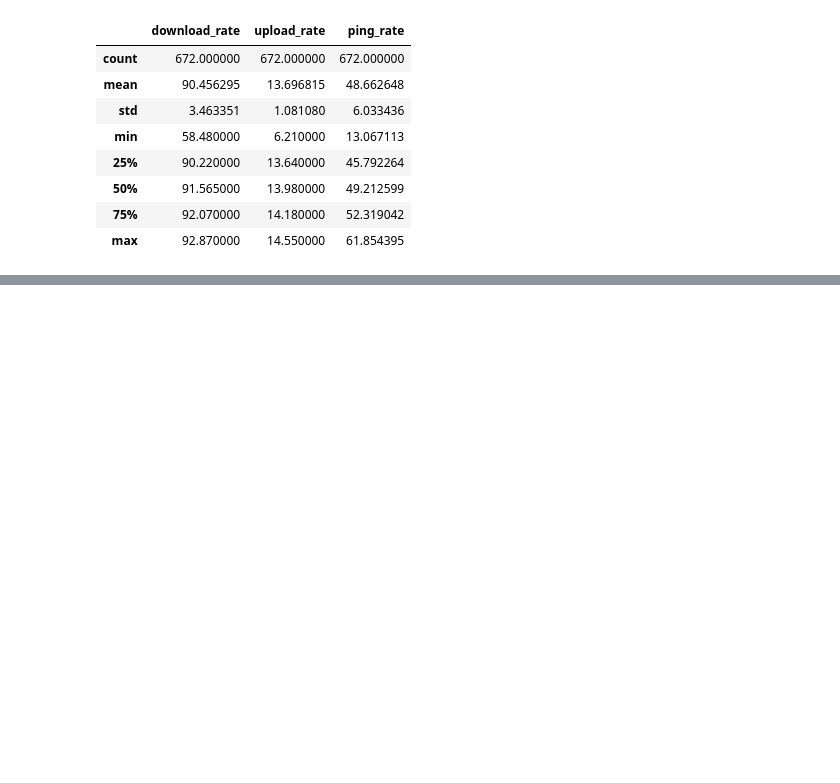
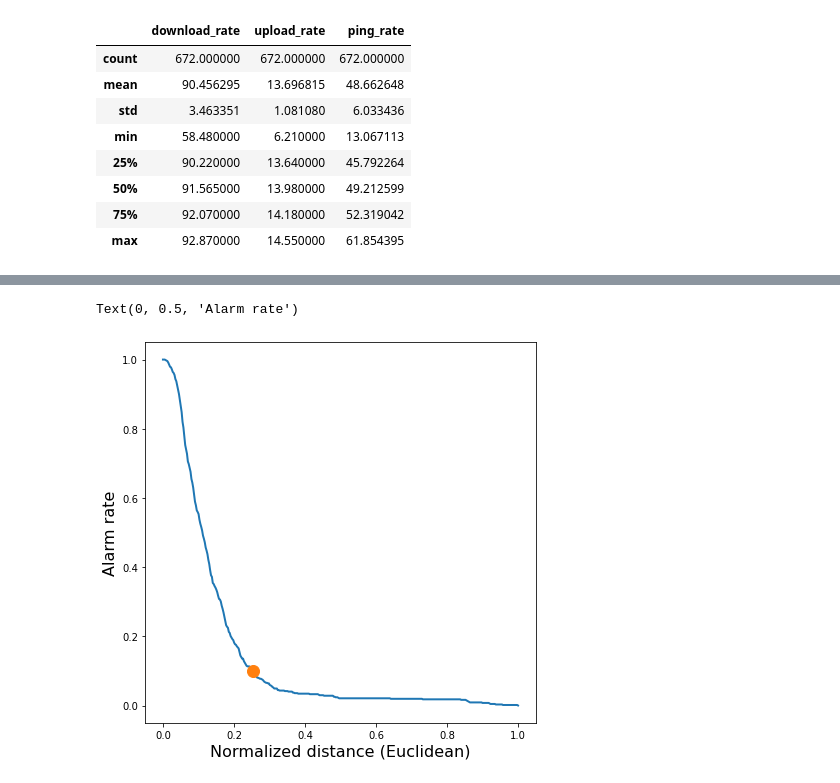
Before and after one commit to FranciscoFavela/Analisis-De-Datos-Masivos, a Jupyter notebook: Unidad 4/Práctica de laboratorio Detección de anomalías en medidores de Internet.ipynb, the cells around one changed output, grey strips where cells are left out. Cells and saved outputs as stored; diff of their text form; code cells hidden in the pictures; blank space fills up the shorter version.

```diff
--- a/Unidad 4/Práctica de laboratorio Detección de anomalías en medidores de Internet.ipynb
+++ b/Unidad 4/Práctica de laboratorio Detección de anomalías en medidores de Internet.ipynb
@@ -45,0 +130,9 @@ df_rates.describe()
+# %%
+fig = plt.figure(figsize=(7, 7))
+plt.plot(nmd_range, ecl_alarm_rate, linewidth=2)
+plt.plot(ecl_decision,ecl_threshold,'o',markersize=12)
+plt.xlabel('Normalized distance (Euclidean)', fontsize=16)
+plt.ylabel('Alarm rate', fontsize=16)
+# %% [output]
+Text(0, 0.5, 'Alarm rate')
+[figure, added]
```
Also changed, not shown: parts of 13 cells of this notebook, 1 other file.
